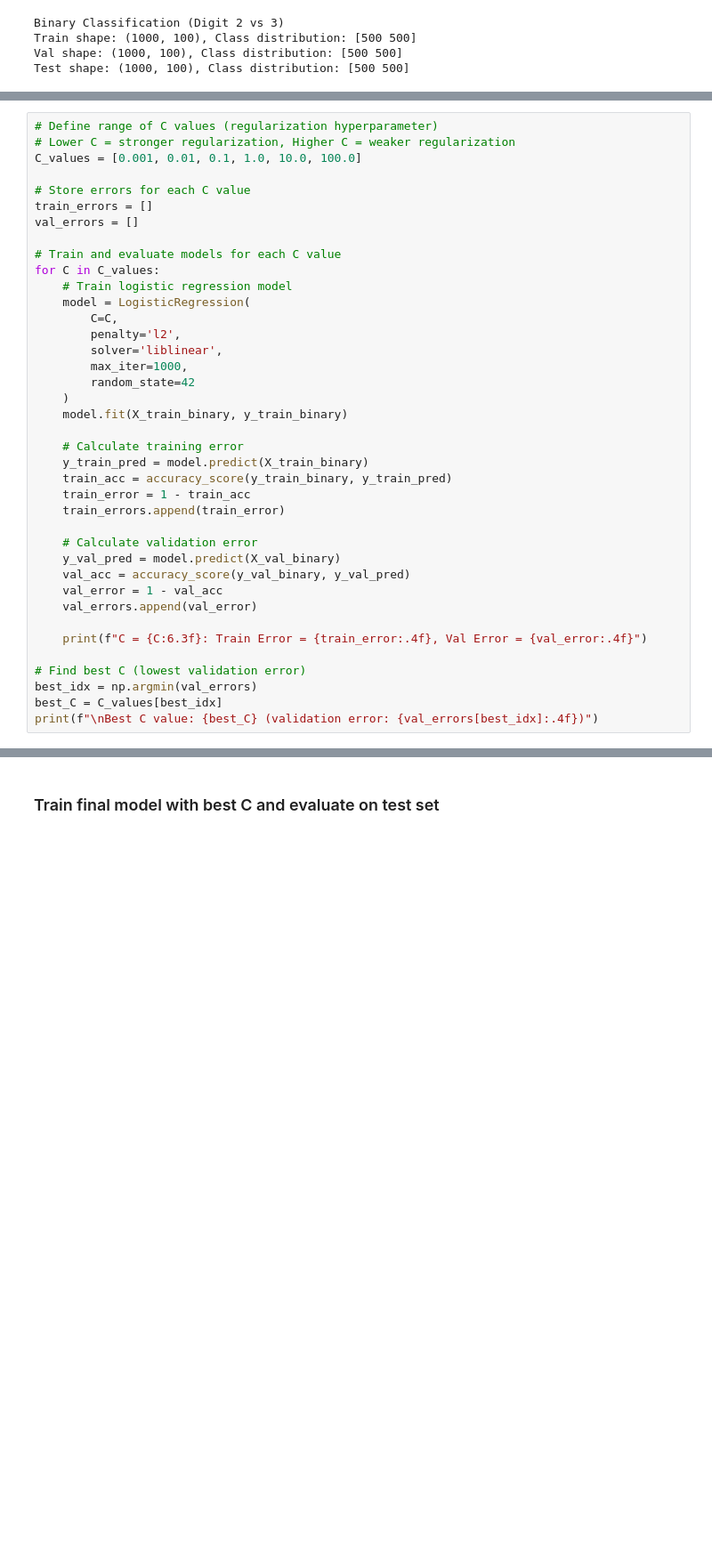
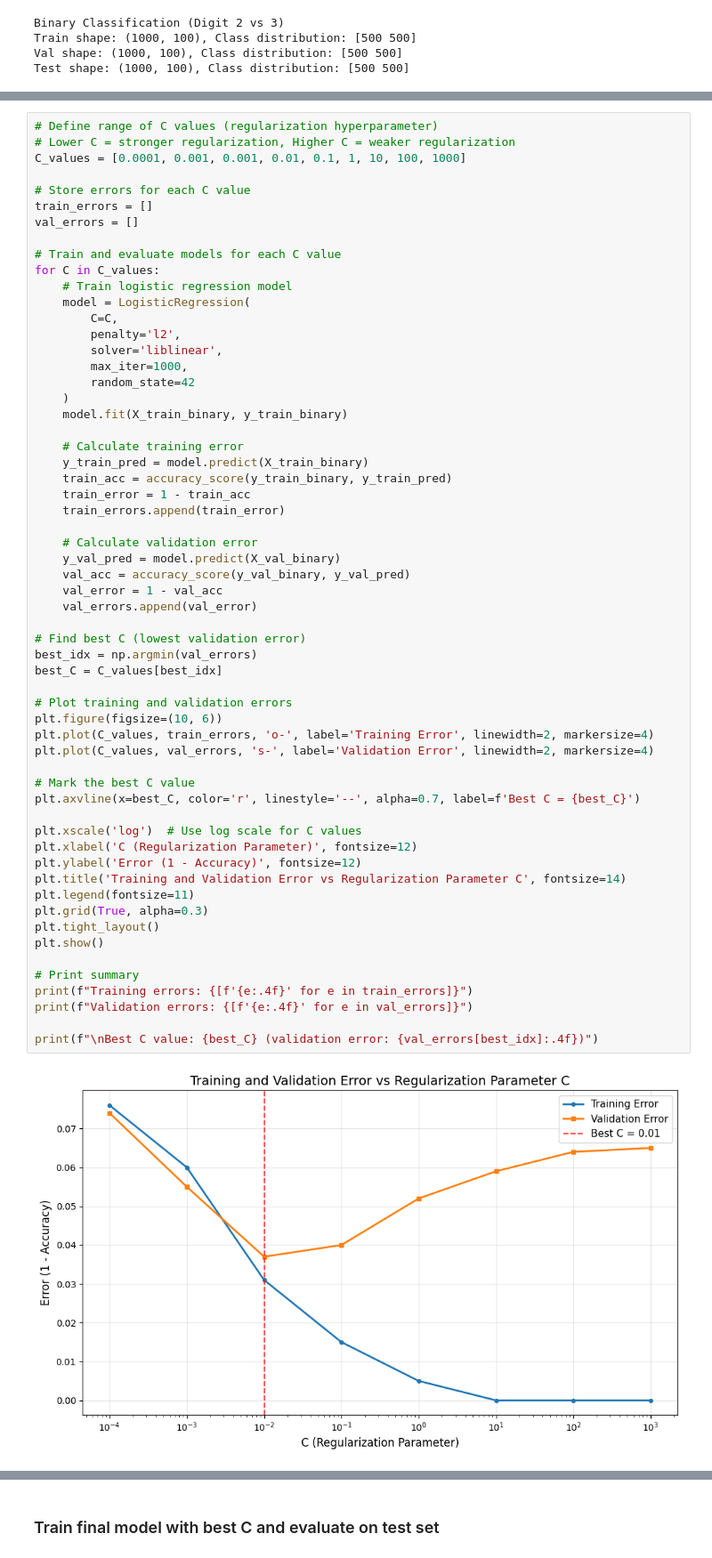
Before and after one commit to gav-ip/cse176-fall-proj, a Jupyter notebook: part1/logreg.ipynb, the cells around one changed output, grey strips where cells are left out. Shown at 89% size. Saved outputs shown, nothing was run; the diff lists cells and outputs as text; blank space fills up the shorter version.

```diff
--- a/part1/logreg.ipynb
+++ b/part1/logreg.ipynb
@@ -37,7 +37,7 @@ Test shape: (1000, 100), Class distribution: [500 500]
 # %%
 # Define range of C values (regularization hyperparameter)
 # Lower C = stronger regularization, Higher C = weaker regularization
-C_values = [0.001, 0.01, 0.1, 1.0, 10.0, 100.0]
+C_values = [0.0001, 0.001, 0.001, 0.01, 0.1, 1, 10, 100, 1000]
 
 # Store errors for each C value
 train_errors = []
@@ -45,32 +45,53 @@ val_errors = []
 
 # Train and evaluate models for each C value
 for C in C_values:
     # Train logistic regression model
     model = LogisticRegression(
         C=C,
         penalty='l2',
         solver='liblinear',
         max_iter=1000,
         random_state=42
     )
     model.fit(X_train_binary, y_train_binary)
 
     # Calculate training error
     y_train_pred = model.predict(X_train_binary)
     train_acc = accuracy_score(y_train_binary, y_train_pred)
     train_error = 1 - train_acc
     train_errors.append(train_error)
 
     # Calculate validation error
     y_val_pred = model.predict(X_val_binary)
     val_acc = accuracy_score(y_val_binary, y_val_pred)
     val_error = 1 - val_acc
     val_errors.append(val_error)
 
-    print(f"C = {C:6.3f}: Train Error = {train_error:.4f}, Val Error = {val_error:.4f}")
-
 # Find best C (lowest validation error)
 best_idx = np.argmin(val_errors)
 best_C = C_values[best_idx]
+
+# Plot training and validation errors
+plt.figure(figsize=(10, 6))
+plt.plot(C_values, train_errors, 'o-', label='Training Error', linewidth=2, markersize=4)
+plt.plot(C_values, val_errors, 's-', label='Validation Error', linewidth=2, markersize=4)
+
+# Mark the best C value
+plt.axvline(x=best_C, color='r', linestyle='--', alpha=0.7, label=f'Best C = {best_C}')
+
+plt.xscale('log')  # Use log scale for C values
+plt.xlabel('C (Regularization Parameter)', fontsize=12)
+plt.ylabel('Error (1 - Accuracy)', fontsize=12)
+plt.title('Training and Validation Error vs Regularization Parameter C', fontsize=14)
+plt.legend(fontsize=11)
+plt.grid(True, alpha=0.3)
+plt.tight_layout()
+plt.show()
+
+# Print summary
+print(f"Training errors: {[f'{e:.4f}' for e in train_errors]}")
+print(f"Validation errors: {[f'{e:.4f}' for e in val_errors]}")
+
 print(f"\nBest C value: {best_C} (validation error: {val_errors[best_idx]:.4f})")
 # %% [output]
+[figure, added]
```
Also changed, not shown: parts of 5 cells of this notebook, 1 other file.
